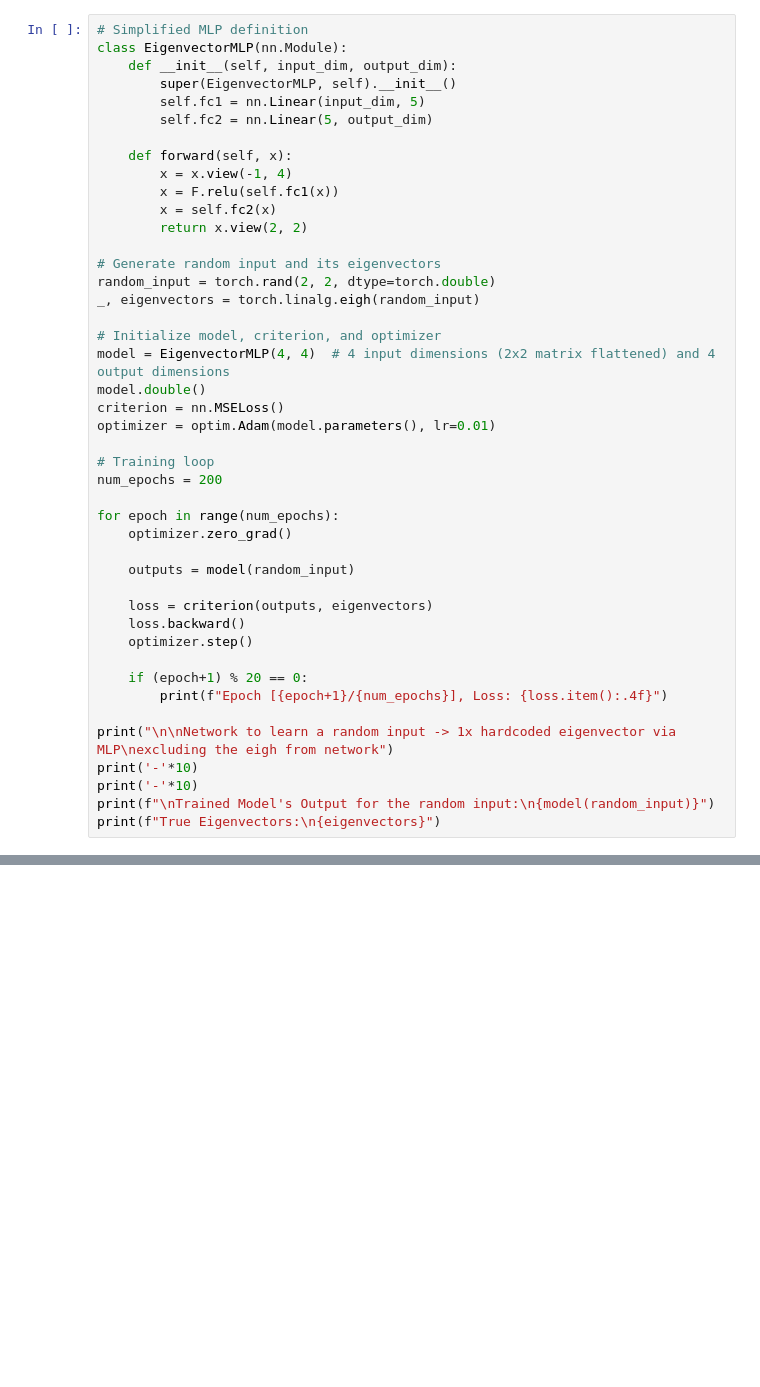
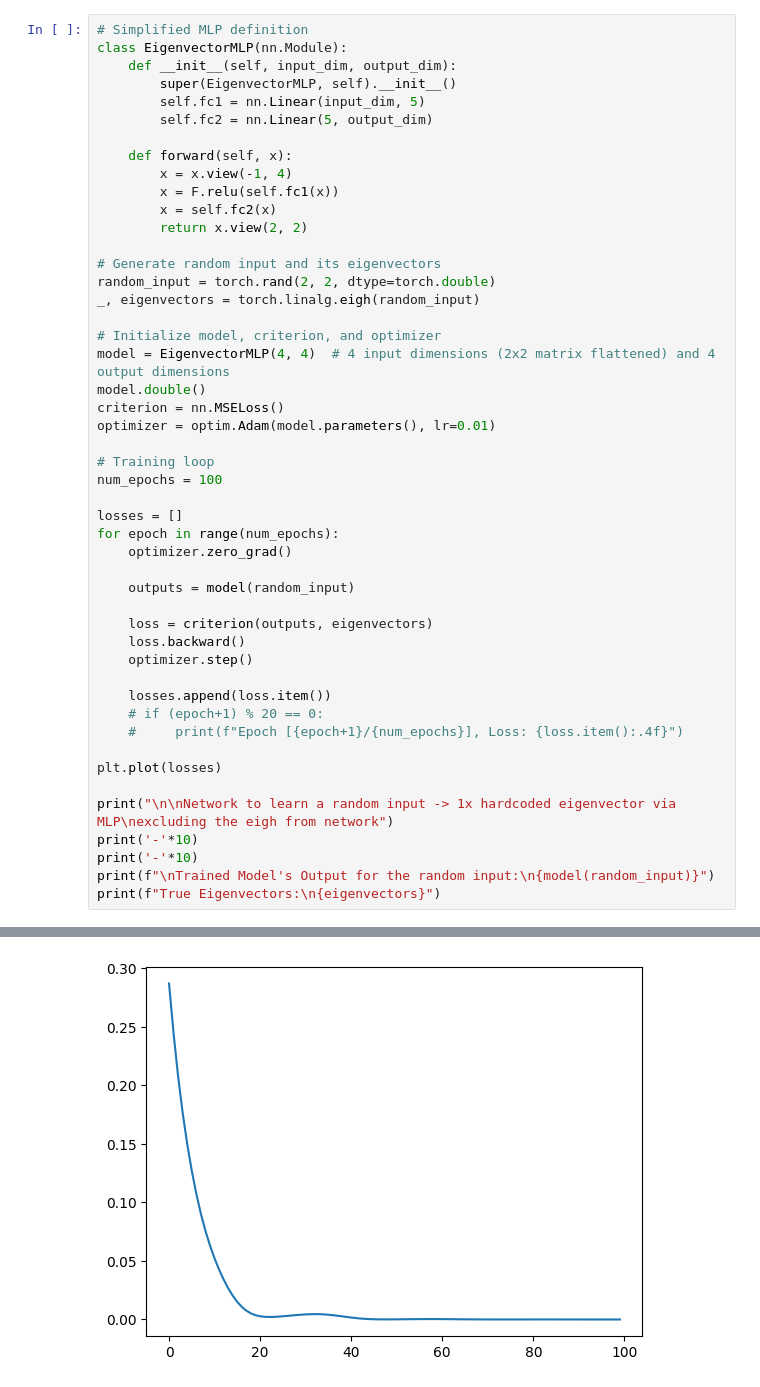
Before and after one commit to garthwales/DDN-NC, a Jupyter notebook: dev/notebooks/simple.ipynb, the cells around one changed output, grey strips where cells are left out. Saved outputs shown, nothing was run; the diff lists cells and outputs as text; blank space fills up the shorter version.

```diff
--- a/dev/notebooks/simple.ipynb
+++ b/dev/notebooks/simple.ipynb
@@ -110,8 +114,9 @@ criterion = nn.MSELoss()
 optimizer = optim.Adam(model.parameters(), lr=0.01)
 
 # Training loop
-num_epochs = 200
+num_epochs = 100
 
+losses = []
 for epoch in range(num_epochs):
     optimizer.zero_grad()
 
@@ -121,8 +126,11 @@ for epoch in range(num_epochs):
     loss.backward()
     optimizer.step()
 
-    if (epoch+1) % 20 == 0:
-        print(f"Epoch [{epoch+1}/{num_epochs}], Loss: {loss.item():.4f}")
+    losses.append(loss.item())
+    # if (epoch+1) % 20 == 0:
+    #     print(f"Epoch [{epoch+1}/{num_epochs}], Loss: {loss.item():.4f}")
+
+plt.plot(losses)
 
 print("\n\nNetwork to learn a random input -> 1x hardcoded eigenvector via MLP\nexcluding the eigh from network")
 print('-'*10)
@@ -150,3 +152,4 @@ tensor([[ 0.4974, -0.8675],
+[figure, added]
 # %%
 class EigenvectorMLPWithEigh(nn.Module):
     def __init__(self, input_dim, output_dim):
```
Also changed, not shown: parts of 4 cells of this notebook, 1 other file.
